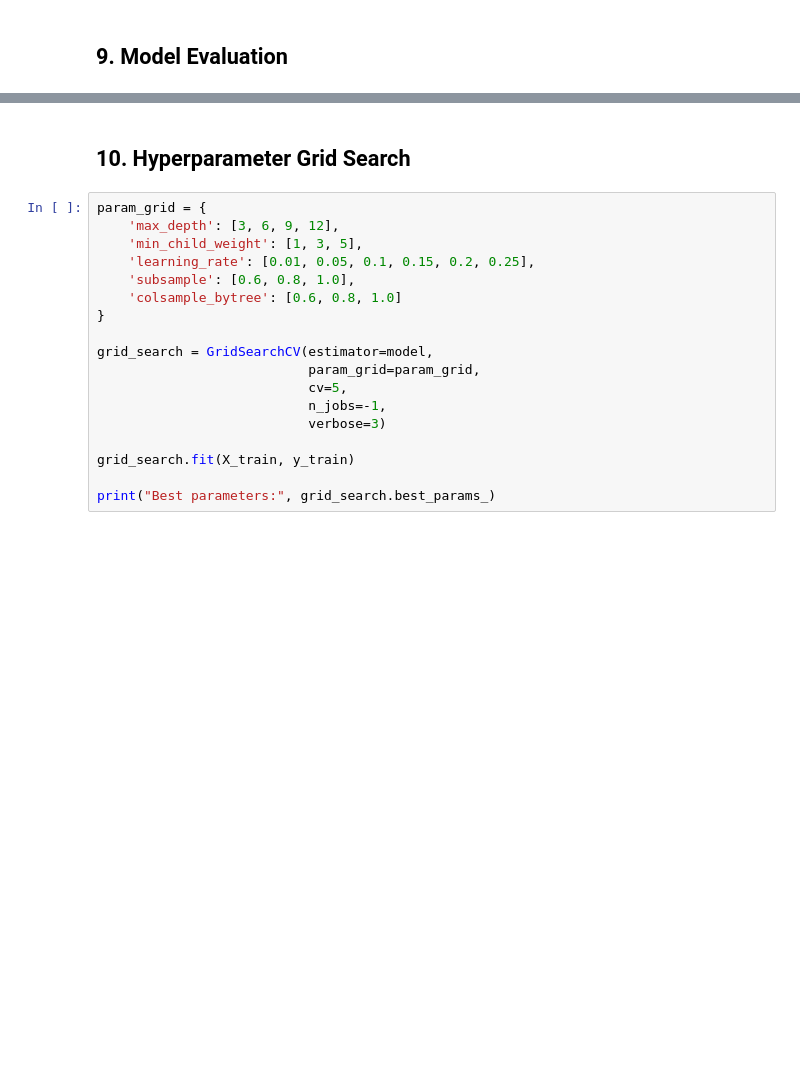
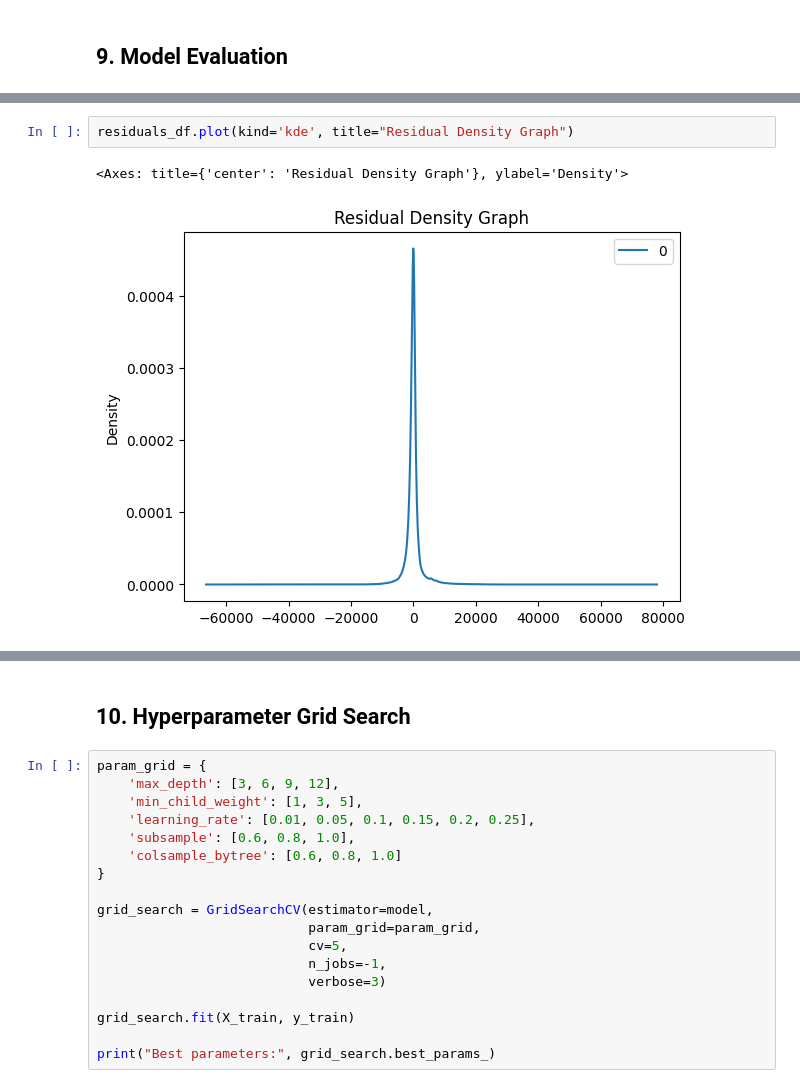
Before and after one commit to RSGzen/SL_Flight_Data_Prediction, a Jupyter notebook: xgboost_model.ipynb, the cells around one changed output, grey strips where cells are left out. Cells and saved outputs as stored; diff of their text form; blank space fills up the shorter version.

```diff
--- a/xgboost_model.ipynb
+++ b/xgboost_model.ipynb
@@ -383,0 +428,5 @@ R²: 0.986
+# %%
+residuals_df.plot(kind='kde', title="Residual Density Graph")
+# %% [output]
+<Axes: title={'center': 'Residual Density Graph'}, ylabel='Density'>
+[figure, added]
```
Also changed, not shown: parts of 14 cells of this notebook.
